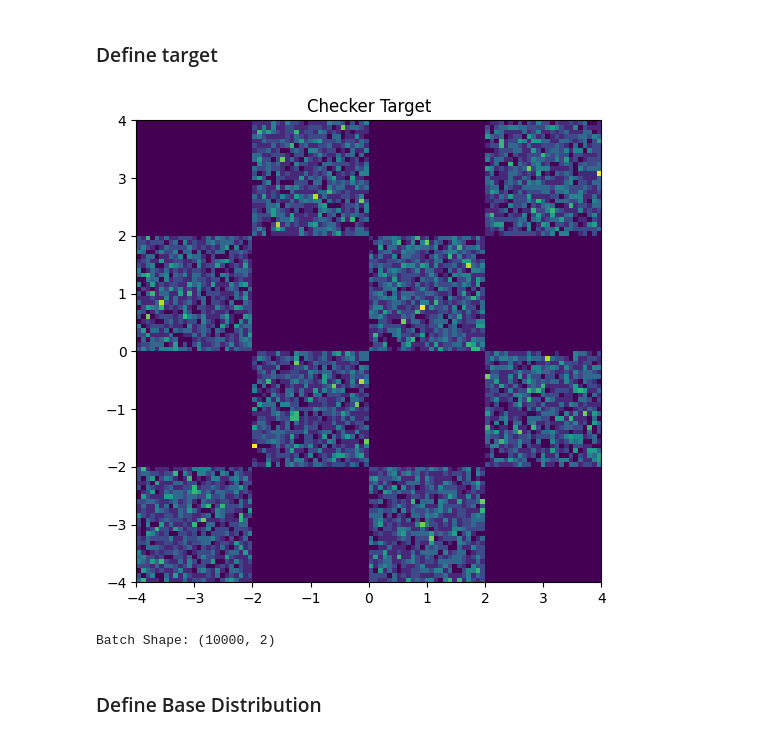
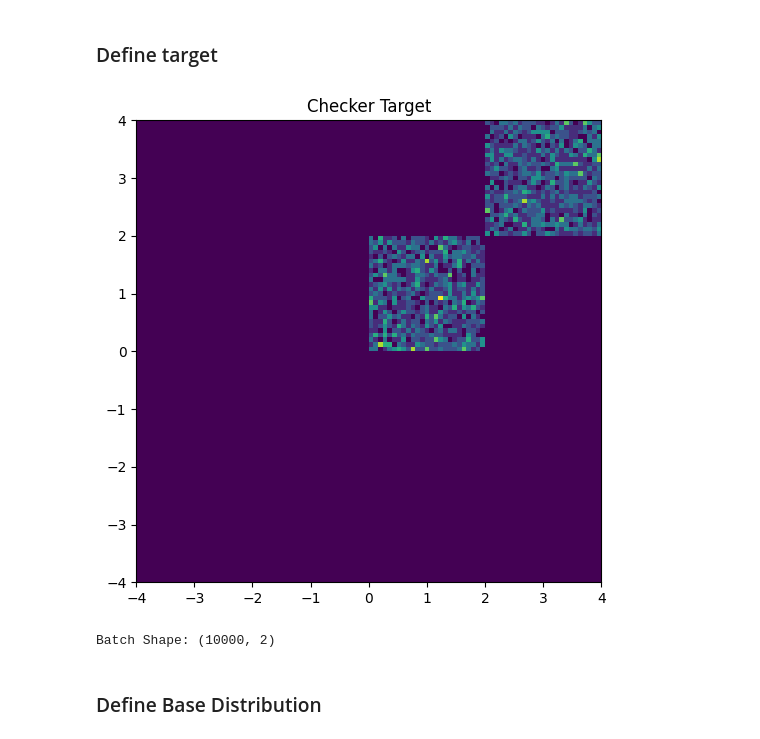
Before and after one commit to joaovaleriano/stochastic-interpolants, a Jupyter notebook: notebooks/checker-with-denoiser.ipynb, the cells around one changed output. Drawn from its saved outputs; the diff is of its cells as text; code cells hidden in the pictures.

```diff
--- a/notebooks/checker-with-denoiser.ipynb
+++ b/notebooks/checker-with-denoiser.ipynb
@@ -231,26 +231,26 @@ def train_step(
 # %%
 
 ndim = 2
 def target(bs):
     x1 = torch.rand(bs) * 4 - 2
     x2_ = torch.rand(bs) - torch.randint(2, (bs,)) * 2
     x2 = x2_ + (torch.floor(x1) % 2)
-    return (torch.cat([x1[:, None], x2[:, None]], 1) * 2)
+    return (torch.cat([x1[:, None], x2[:, None]], 1) * 2)+4
 
 
 target_samples = grab(target(10000))
 
 
 fig = plt.figure(figsize=(6,6))
 plt.hist2d(target_samples[:,0], target_samples[:,1], bins = 100, range=[[-4,4],[-4,4]]);
 plt.title("Checker Target")
 plt.show()
 
 
 print("Batch Shape:", target_samples.shape)
 # target_logp_est = target.log_prob(target(10000)).mean()
 # %% [output]
-[figure, old version]
+[figure, new version]
 Batch Shape: (10000, 2)
 # %% [markdown]
 ### Define Base Distribution
```
Also changed, not shown: parts of 7 cells of this notebook, 2 other files.
